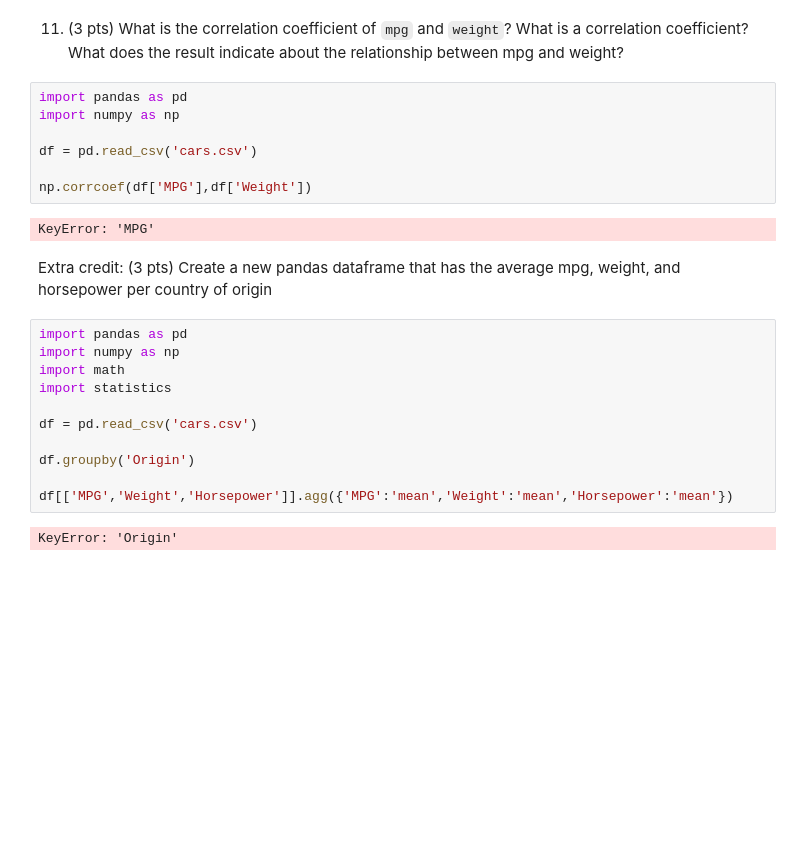
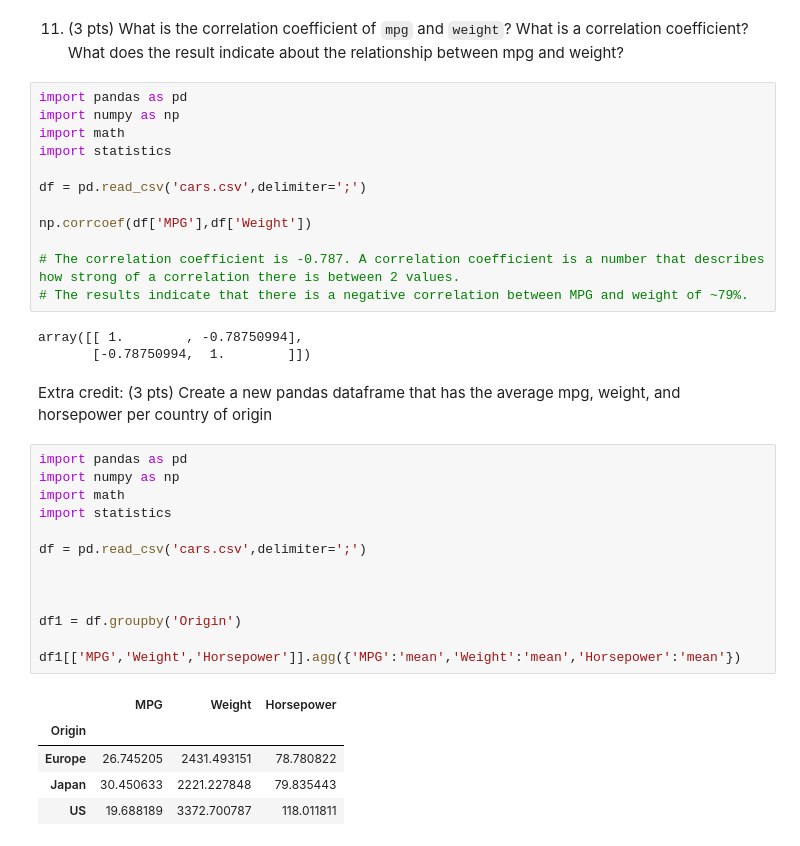
Before and after one commit to alec-arnold-1/comp_sci, a Jupyter notebook: AlecArnold_csci1070/week_03_homework.ipynb, the cells around one changed output. Cells and saved outputs as stored; diff of their text form; blank space fills up the shorter version.

```diff
--- a/AlecArnold_csci1070/week_03_homework.ipynb
+++ b/AlecArnold_csci1070/week_03_homework.ipynb
@@ -131,24 +260,36 @@ KeyError: 'Origin'
 # %%
 import pandas as pd
 import numpy as np
+import math
+import statistics
 
-df = pd.read_csv('cars.csv')
+df = pd.read_csv('cars.csv',delimiter=';')
 
 np.corrcoef(df['MPG'],df['Weight'])
+
+# The correlation coefficient is -0.787. A correlation coefficient is a number that describes how strong of a correlation there is between 2 values.
+# The results indicate that there is a negative correlation between MPG and weight of ~79%.
 # %% [output]
-KeyError: 'MPG'
+array([[ 1.        , -0.78750994],
+       [-0.78750994,  1.        ]])
 # %% [markdown]
 Extra credit: (3 pts) Create a new pandas dataframe that has the average mpg, weight, and horsepower per country of origin
 # %%
 import pandas as pd
 import numpy as np
 import math
 import statistics
 
-df = pd.read_csv('cars.csv')
+df = pd.read_csv('cars.csv',delimiter=';')
 
-df.groupby('Origin')
 
-df[['MPG','Weight','Horsepower']].agg({'MPG':'mean','Weight':'mean','Horsepower':'mean'})
+
+df1 = df.groupby('Origin')
+
+df1[['MPG','Weight','Horsepower']].agg({'MPG':'mean','Weight':'mean','Horsepower':'mean'})
 # %% [output]
-KeyError: 'Origin'
+|  | MPG | Weight | Horsepower |
+| Origin |  |  |  |
+| Europe | 26.745205 | 2431.493151 | 78.780822 |
+| Japan | 30.450633 | 2221.227848 | 79.835443 |
+| US | 19.688189 | 3372.700787 | 118.011811 |
```
Also changed, not shown: parts of 13 cells of this notebook.
